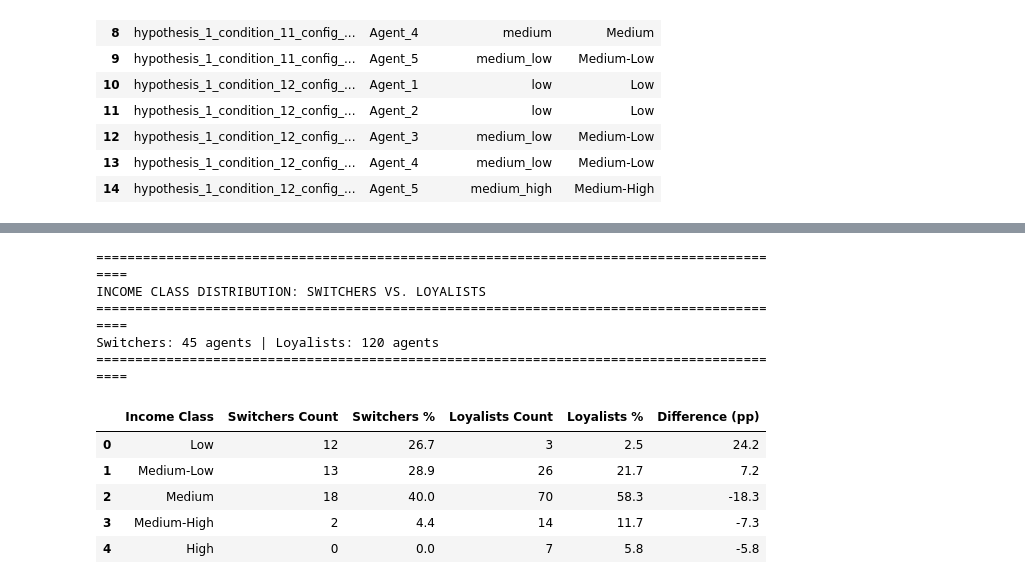
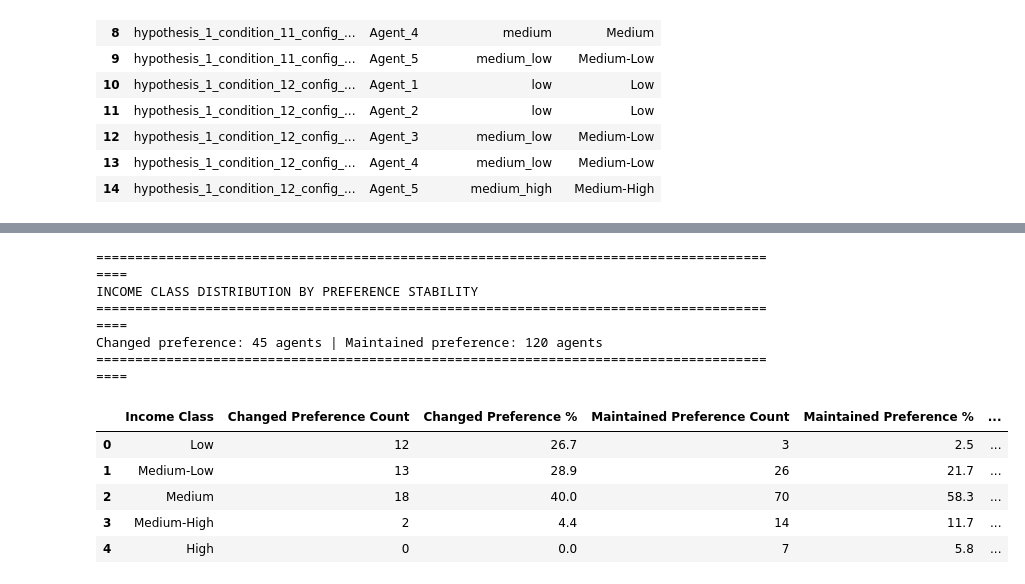
Before and after one commit to Lucas-Mueller/Rawls_v3, a Jupyter notebook: hypothesis_testing/hypothesis_1/hypothesis1_descriptive_analysis.ipynb, the cells around one changed output, grey strips where cells are left out. Cells and saved outputs as stored; diff of their text form; code cells hidden in the pictures.

```diff
--- a/hypothesis_testing/hypothesis_1/hypothesis1_descriptive_analysis.ipynb
+++ b/hypothesis_testing/hypothesis_1/hypothesis1_descriptive_analysis.ipynb
@@ -1122,45 +1417,45 @@ Switches by Transition:
 | 13 | hypothesis_1_condition_12_config_... | Agent_4 | Max Avg + Floor | Max Avg + Floor | Max Avg Income | Max Floor | medium_low | Medium-Low | False | ... |
 | 14 | hypothesis_1_condition_12_config_... | Agent_5 | Max Avg + Floor | Max Avg + Floor | Max Avg + Floor | Max Floor | medium_high | Medium-High | False | ... |
 # %%
-# TABLE: Income Class Distribution for Switchers vs. Loyalists
+# TABLE: Income Class Distribution by Preference Stability Outcome
 
 # Create comparison table
 switchers = switcher_analysis[switcher_analysis["switched_any"] == True]
-loyalists = switcher_analysis[switcher_analysis["switched_any"] == False]
+maintainers = switcher_analysis[switcher_analysis["switched_any"] == False]
 
 income_comparison = pd.DataFrame({
     "Income Class": ["Low", "Medium-Low", "Medium", "Medium-High", "High"],
 })
 
-# Calculate counts and percentages for switchers
+# Calculate counts and percentages for agents who changed preference
 switcher_income_counts = switchers["income_class"].value_counts()
-income_comparison["Switchers Count"] = income_comparison["Income Class"].map(switcher_income_counts).fillna(0).astype(int)
-income_comparison["Switchers %"] = (income_comparison["Switchers Count"] / len(switchers) * 100).round(1)
+income_comparison["Changed Preference Count"] = income_comparison["Income Class"].map(switcher_income_counts).fillna(0).astype(int)
+income_comparison["Changed Preference %"] = (income_comparison["Changed Preference Count"] / len(switchers) * 100).round(1)
 
-# Calculate counts and percentages for loyalists
-loyalist_income_counts = loyalists["income_class"].value_counts()
-income_comparison["Loyalists Count"] = income_comparison["Income Class"].map(loyalist_income_counts).fillna(0).astype(int)
-income_comparison["Loyalists %"] = (income_comparison["Loyalists Count"] / len(loyalists) * 100).round(1)
+# Calculate counts and percentages for agents who maintained preference
+maintainer_income_counts = maintainers["income_class"].value_counts()
+income_comparison["Maintained Preference Count"] = income_comparison["Income Class"].map(maintainer_income_counts).fillna(0).astype(int)
+income_comparison["Maintained Preference %"] = (income_comparison["Maintained Preference Count"] / len(maintainers) * 100).round(1)
 
-# Calculate difference
-income_comparison["Difference (pp)"] = (income_comparison["Switchers %"] - income_comparison["Loyalists %"]).round(1)
+# Calculate difference between groups (percentage points)
+income_comparison["Diff Changed vs Maintained (pp)"] = (income_comparison["Changed Preference %"] - income_comparison["Maintained Preference %"]).round(1)
 
 print("=" * 90)
-print("INCOME CLASS DISTRIBUTION: SWITCHERS VS. LOYALISTS")
+print("INCOME CLASS DISTRIBUTION BY PREFERENCE STABILITY")
 print("=" * 90)
-print(f"Switchers: {len(switchers)} agents | Loyalists: {len(loyalists)} agents")
+print(f"Changed preference: {len(switchers)} agents | Maintained preference: {len(maintainers)} agents")
 print("=" * 90)
 display(income_comparison)
 # %% [output]
 ==========================================================================================
-INCOME CLASS DISTRIBUTION: SWITCHERS VS. LOYALISTS
+INCOME CLASS DISTRIBUTION BY PREFERENCE STABILITY
 ==========================================================================================
-Switchers: 45 agents | Loyalists: 120 agents
+Changed preference: 45 agents | Maintained preference: 120 agents
 ==========================================================================================
-|  | Income Class | Switchers Count | Switchers % | Loyalists Count | Loyalists % | Difference (pp) |
-| 0 | Low | 12 | 26.7 | 3 | 2.5 | 24.2 |
-| 1 | Medium-Low | 13 | 28.9 | 26 | 21.7 | 7.2 |
-| 2 | Medium | 18 | 40.0 | 70 | 58.3 | -18.3 |
-| 3 | Medium-High | 2 | 4.4 | 14 | 11.7 | -7.3 |
-| 4 | High | 0 | 0.0 | 7 | 5.8 | -5.8 |
+|  | Income Class | Changed Preference Count | Changed Preference % | Maintained Preference Count | Maintained Preference % | ... |
+| 0 | Low | 12 | 26.7 | 3 | 2.5 | ... |
+| 1 | Medium-Low | 13 | 28.9 | 26 | 21.7 | ... |
+| 2 | Medium | 18 | 40.0 | 70 | 58.3 | ... |
+| 3 | Medium-High | 2 | 4.4 | 14 | 11.7 | ... |
+| 4 | High | 0 | 0.0 | 7 | 5.8 | ... |
 # %%
```
Also changed, not shown: parts of 22 cells of this notebook, 13 other files.
